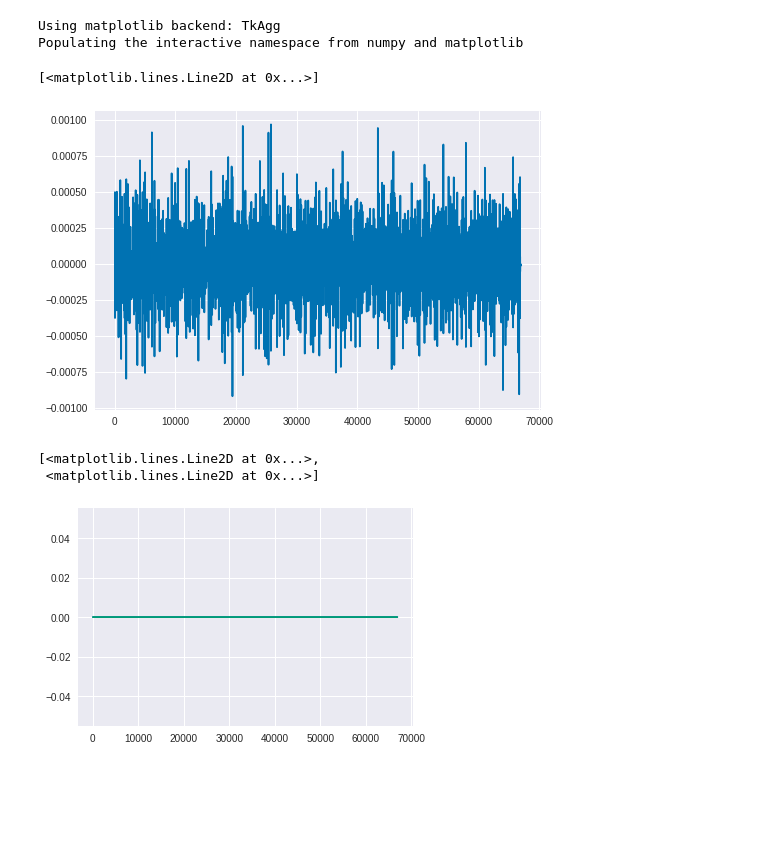
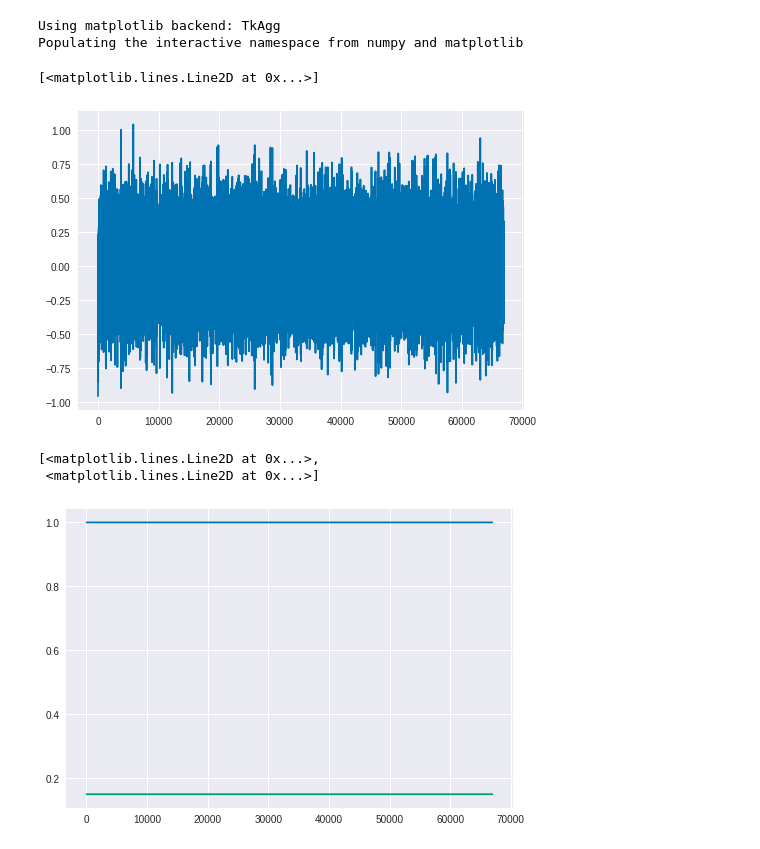
Before and after one commit to PaulEcoffet/birdsonglearningmodel, a Jupyter notebook: analysis/comparison_padded_full_song.ipynb, the cells around one changed output. Cells and saved outputs as stored; diff of their text form; code cells hidden in the pictures; blank space fills up the shorter version.

```diff
--- a/analysis/comparison_padded_full_song.ipynb
+++ b/analysis/comparison_padded_full_song.ipynb
@@ -20,18 +20,24 @@ Using matplotlib backend: TkAgg
 Populating the interactive namespace from numpy and matplotlib
 # %%
 sr, ts = wavfile.read('../data/ba_example.wav')
-sm = SongModel(song=ts, priors=np.zeros(18))
+sm = SongModel(song=ts, priors=[
+  0, 0, 3.141592653589793, 15,
+  0, 0, 0.39269908169872414, 45,
+  0, 0, 0, 5000,
+  1,
+  0, 0, 0, 0, 0.15
+  ])
 # %%
-plt.plot(sm.gen_sound(fixed_normalize=True))
+plt.plot(sm.gen_sound(fixed_normalize=False))
 # %% [output]
 [<matplotlib.lines.Line2D at 0x...>]
-[figure, old version]
+[figure, new version]
 # %%
 plt.plot(sm.gen_alphabeta())
 # %% [output]
 [<matplotlib.lines.Line2D at 0x...>,
  <matplotlib.lines.Line2D at 0x...>]
-[figure, old version]
+[figure, new version]
 # %%
 ab = np.loadtxt('../data/ba_example_ab.dat')
 # %%
```
Also changed, not shown: parts of 18 cells of this notebook, 1 other file.
